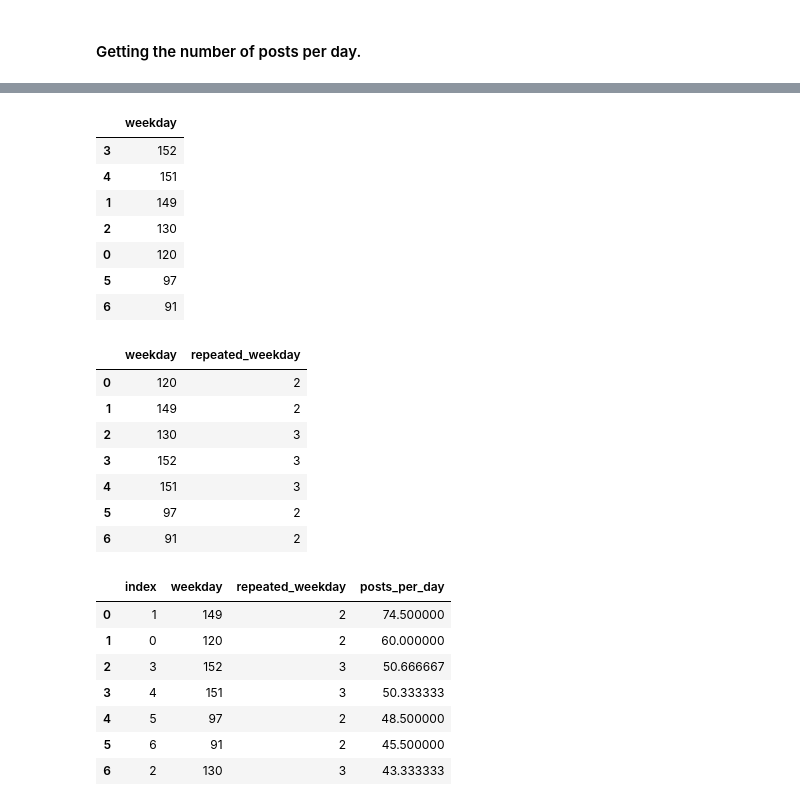
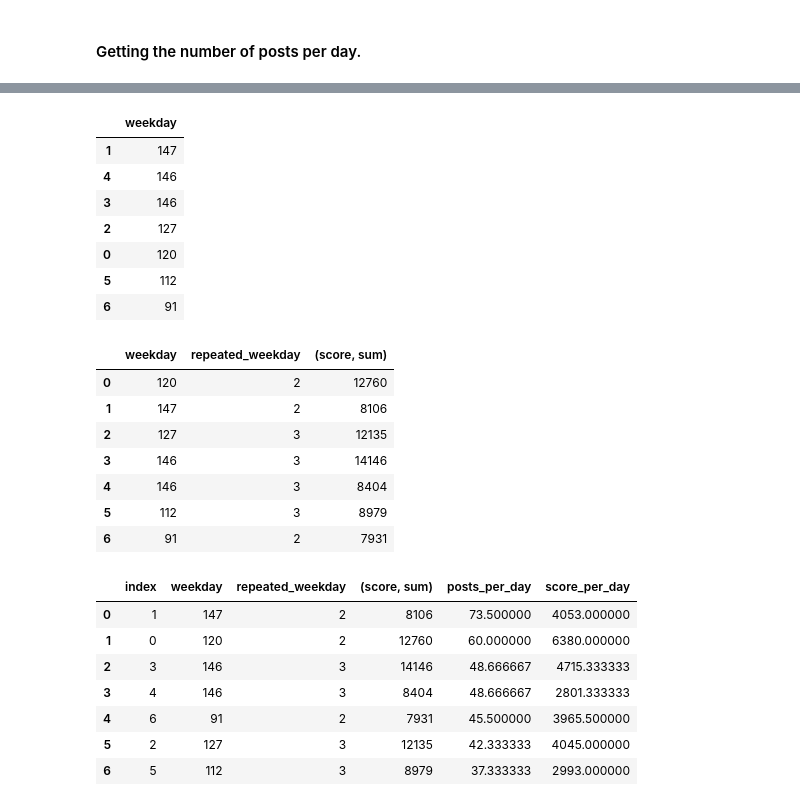
Before and after one commit to marinapm90/reddit, a Jupyter notebook: almost_all_posts.ipynb, the cells around one changed output, grey strips where cells are left out. Cells and saved outputs as stored; diff of their text form; code cells hidden in the pictures.

```diff
--- a/almost_all_posts.ipynb
+++ b/almost_all_posts.ipynb
@@ -332,7 +351,7 @@ Name: weekday, dtype: int64
 # %% [markdown]
 #### Number of repeated weekdays.
 # %%
-unique = all_posts.date.unique().tolist()
+unique = all_posts_score.date.unique().tolist()
 unique_df = pd.DataFrame(unique,columns =['date'])
 unique_df['weekday'] = [d.weekday() for d in unique_df['date']]
 repeated = unique_df.weekday.value_counts()
@@ -354,3 +373,6 @@ repeated_df
 | 0 | 2 |
 # %% [markdown]
 #### Getting the number of posts per day.
+# %%
+score_per_day = all_posts_score.groupby(by='weekday').agg({'score':['sum']})
+score_per_day
@@ -357,42 +390,43 @@ repeated_df
 # %%
-posts_per_day = all_posts.weekday.value_counts().to_frame()
+posts_per_day = all_posts_score.weekday.value_counts().to_frame()
 posts_per_day
 # %% [output]
 |  | weekday |
-| 3 | 152 |
-| 4 | 151 |
-| 1 | 149 |
-| 2 | 130 |
+| 1 | 147 |
+| 4 | 146 |
+| 3 | 146 |
+| 2 | 127 |
 | 0 | 120 |
-| 5 | 97 |
+| 5 | 112 |
 | 6 | 91 |
 # %%
-result = pd.concat([posts_per_day, repeated_df], axis=1, sort=False)
+result = pd.concat([posts_per_day, repeated_df,score_per_day], axis=1, sort=False)
 result.rename(columns ={0:'repeated_weekday'},inplace=True)
 result
 # %% [output]
-|  | weekday | repeated_weekday |
-| 0 | 120 | 2 |
-| 1 | 149 | 2 |
-| 2 | 130 | 3 |
-| 3 | 152 | 3 |
-| 4 | 151 | 3 |
-| 5 | 97 | 2 |
-| 6 | 91 | 2 |
+|  | weekday | repeated_weekday | (score, sum) |
+| 0 | 120 | 2 | 12760 |
+| 1 | 147 | 2 | 8106 |
+| 2 | 127 | 3 | 12135 |
+| 3 | 146 | 3 | 14146 |
+| 4 | 146 | 3 | 8404 |
+| 5 | 112 | 3 | 8979 |
+| 6 | 91 | 2 | 7931 |
 # %%
 result['posts_per_day']= result.weekday/result.repeated_weekday
+result['score_per_day']= result['score', 'sum']/result.repeated_weekday
 result = result.sort_values(['posts_per_day'], ascending = False)
 result.reset_index(inplace=True)
 result
 # %% [output]
-|  | index | weekday | repeated_weekday | posts_per_day |
-| 0 | 1 | 149 | 2 | 74.500000 |
-| 1 | 0 | 120 | 2 | 60.000000 |
-| 2 | 3 | 152 | 3 | 50.666667 |
-| 3 | 4 | 151 | 3 | 50.333333 |
-| 4 | 5 | 97 | 2 | 48.500000 |
-| 5 | 6 | 91 | 2 | 45.500000 |
-| 6 | 2 | 130 | 3 | 43.333333 |
+|  | index | weekday | repeated_weekday | (score, sum) | posts_per_day | score_per_day |
+| 0 | 1 | 147 | 2 | 8106 | 73.500000 | 4053.000000 |
+| 1 | 0 | 120 | 2 | 12760 | 60.000000 | 6380.000000 |
+| 2 | 3 | 146 | 3 | 14146 | 48.666667 | 4715.333333 |
+| 3 | 4 | 146 | 3 | 8404 | 48.666667 | 2801.333333 |
+| 4 | 6 | 91 | 2 | 7931 | 45.500000 | 3965.500000 |
+| 5 | 2 | 127 | 3 | 12135 | 42.333333 | 4045.000000 |
+| 6 | 5 | 112 | 3 | 8979 | 37.333333 | 2993.000000 |
 # %%
 result['index'] = result['index'].replace(0,'Monday').replace(1,'Tuesday').replace(2,'Wednesday').replace(3,'Thursday').replace(4,'Friday').replace(5,'Saturday').replace(6,'Sunday')
 result.rename = result.rename(columns = {'index':'day'}, inplace = True)
```
Also changed, not shown: parts of 32 cells of this notebook.
